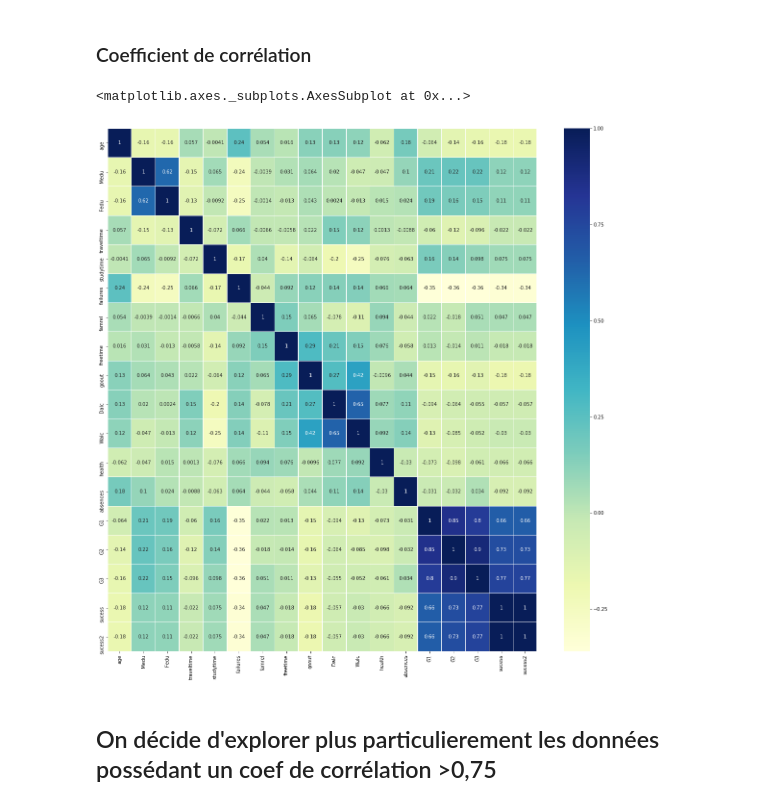
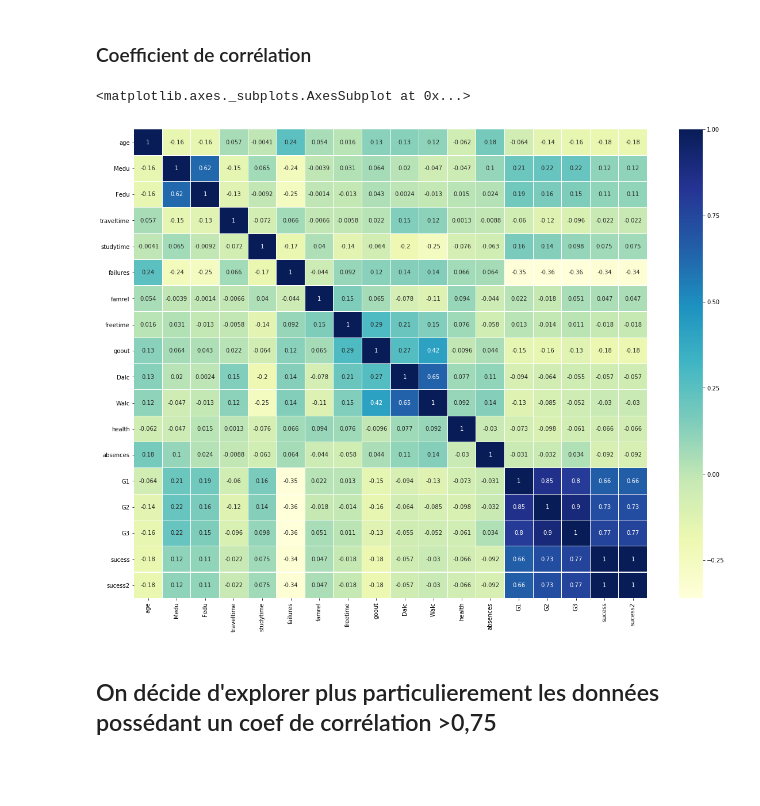
Before and after one commit to david-leroy/Data_Science, a Jupyter notebook: exercice.ipynb, the cells around one changed output. Drawn from its saved outputs; the diff is of its cells as text; code cells hidden in the pictures; blank space fills up the shorter version.

```diff
--- a/exercice.ipynb
+++ b/exercice.ipynb
@@ -71,11 +71,11 @@ students['sucess'] = [True if i >= 10 else False for i in students['G3']]
 # %% [markdown]
 ### Coefficient de corrélation
 # %%
-plt.figure(figsize=(20,20))
+plt.figure(figsize=(20,15))
 sns.heatmap(students.corr(), annot=True, linewidths=0.2, cmap="YlGnBu")
 # %% [output]
 <matplotlib.axes._subplots.AxesSubplot at 0x...>
-[figure, old version]
+[figure, new version]
 # %% [markdown]
 ## On décide d'explorer plus particulierement les données possédant un coef de corrélation >0,75
 # %% [markdown]
```
Also changed, not shown: parts of 1 cell of this notebook.
